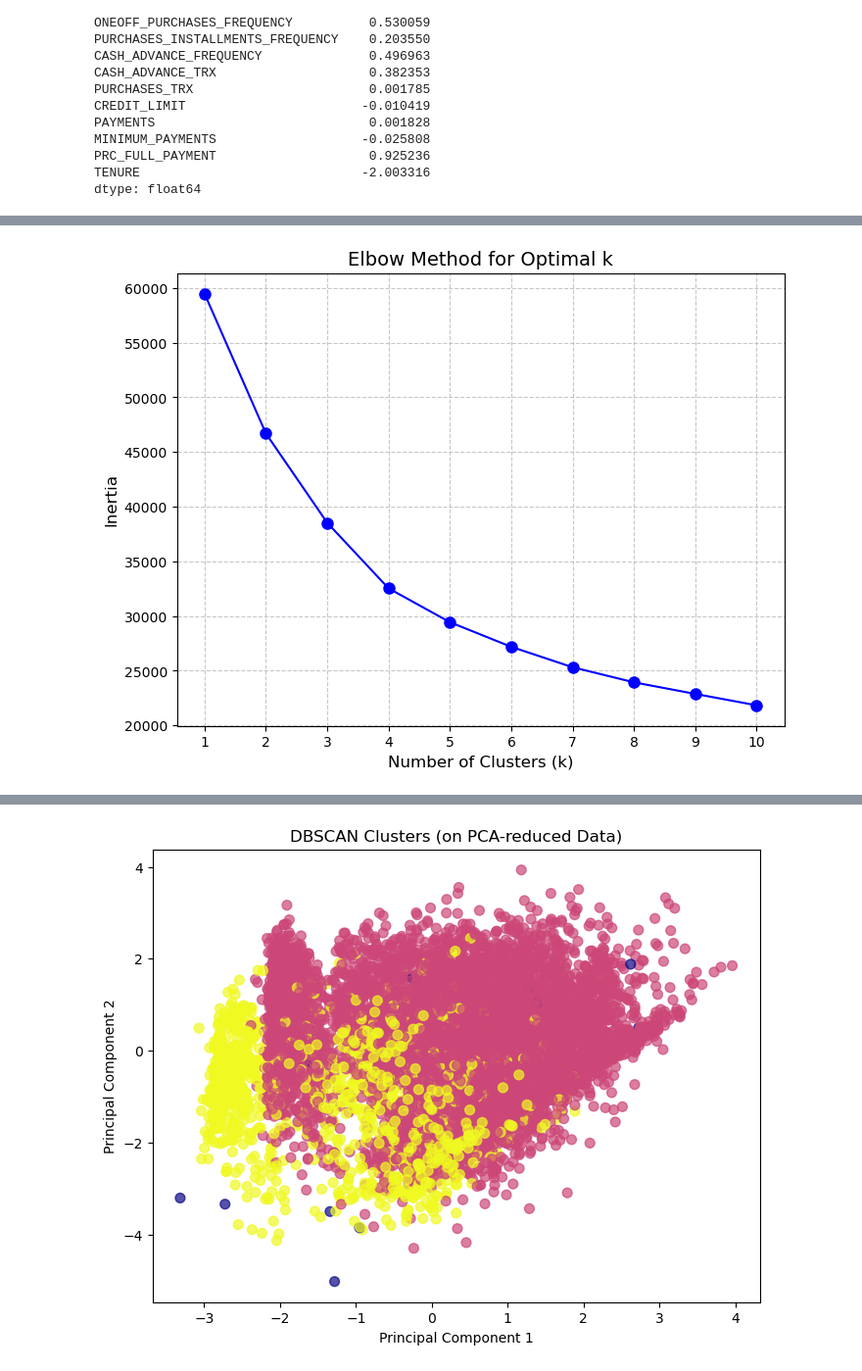
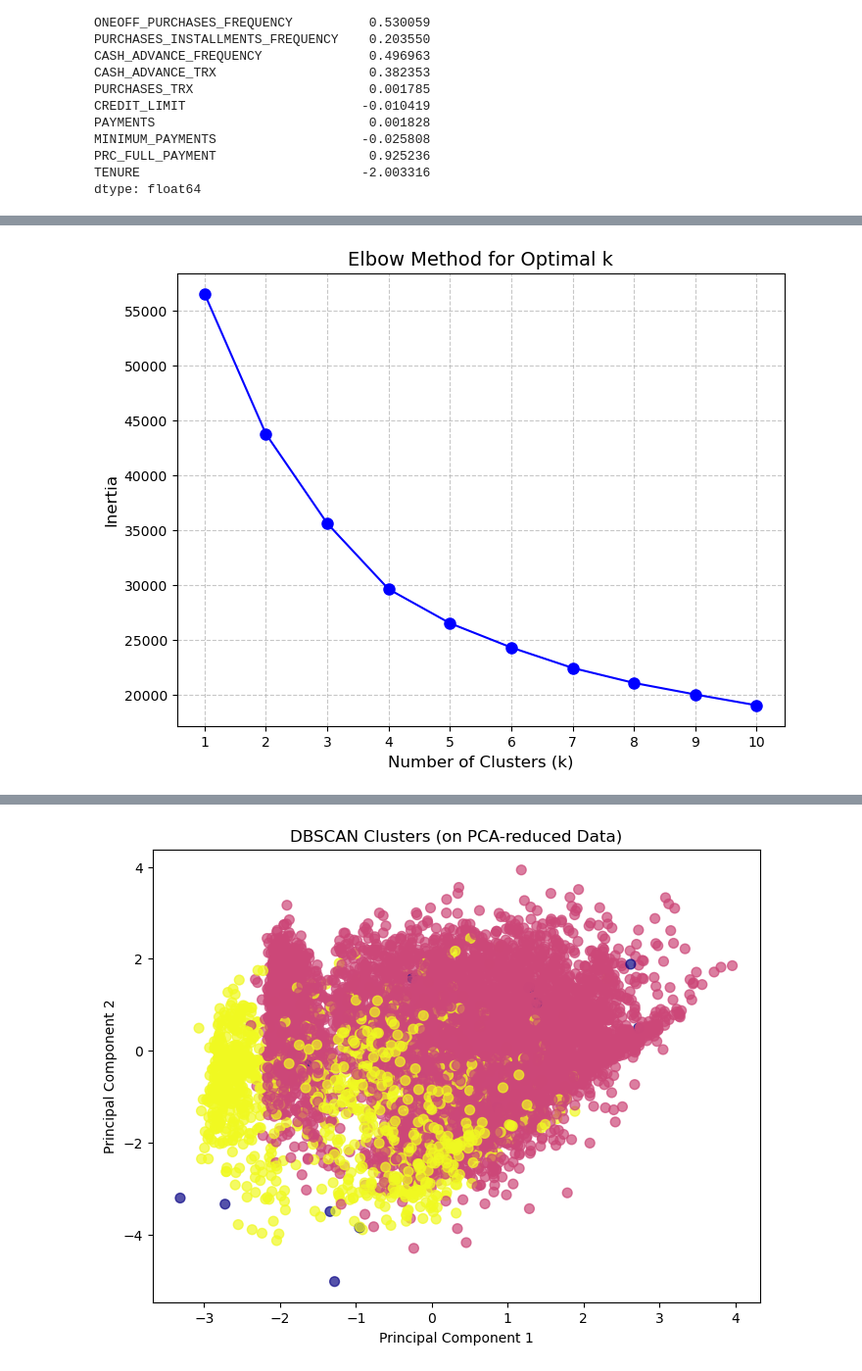
Before and after one commit to navaneethakrishnanms/Unsupervised-learning-clustering-part-1, a Jupyter notebook: task.ipynb, the cells around one changed output, grey strips where cells are left out. Shown at 98% size. Saved outputs shown, nothing was run; the diff lists cells and outputs as text; code cells hidden in the pictures.

```diff
--- a/task.ipynb
+++ b/task.ipynb
@@ -223,27 +223,27 @@ for col in df_after.columns:
 # %%
 import matplotlib.pyplot as plt
 from sklearn.cluster import KMeans
 
 
 inertia = []
 K = range(1, 11)
 
 for k in K:
     kmeans = KMeans(n_clusters=k, random_state=42, n_init=20)
-    kmeans.fit(df_scaled)
+    kmeans.fit(X_pca)
     inertia.append(kmeans.inertia_)
 
 
 plt.figure(figsize=(8,6))
 plt.plot(K, inertia, 'bo-', markersize=8)
 plt.xlabel("Number of Clusters (k)", fontsize=12)
 plt.ylabel("Inertia", fontsize=12)
 plt.title("Elbow Method for Optimal k", fontsize=14)
 plt.xticks(K)
 plt.grid(True, linestyle="--", alpha=0.7)
 plt.show()
 # %% [output]
-[figure, old version]
+[figure, new version]
 # %%
 from sklearn.cluster import KMeans
 
```
Also changed, not shown: parts of 8 cells of this notebook, 7 other files.
